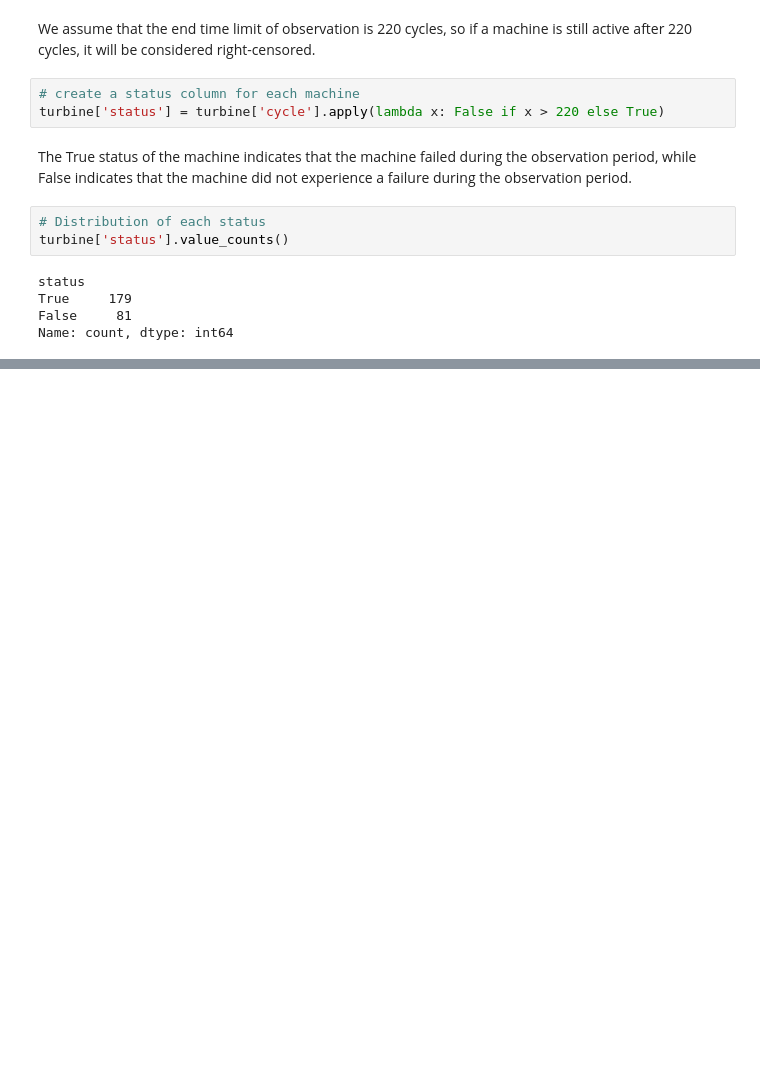
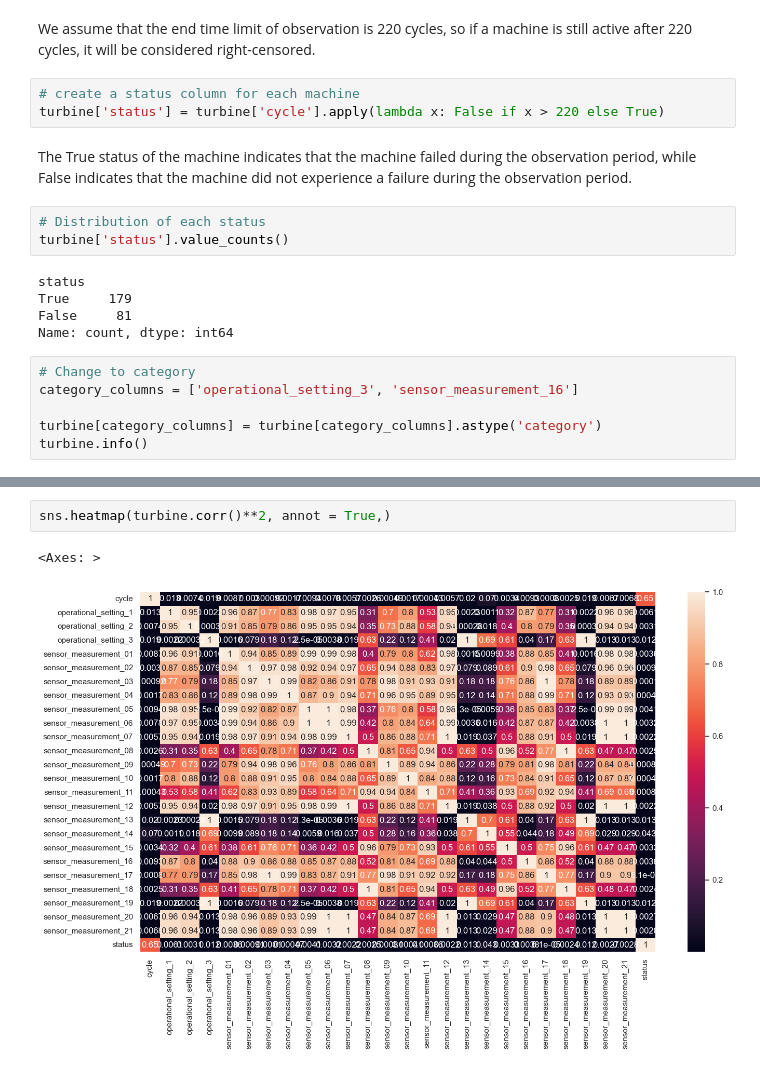
Before and after one commit to mustaphaezzali/VAE-for-predictive-maintenance, a Jupyter notebook: notebooks/RUL_with_VAE.ipynb, the cells around one changed output, grey strips where cells are left out. Drawn from its saved outputs; the diff is of its cells as text; blank space fills up the shorter version.

```diff
--- a/notebooks/RUL_with_VAE.ipynb
+++ b/notebooks/RUL_with_VAE.ipynb
@@ -77,3 +77,9 @@ status
 True     179
 False     81
 Name: count, dtype: int64
+# %%
+# Change to category
+category_columns = ['operational_setting_3', 'sensor_measurement_16']
+
+turbine[category_columns] = turbine[category_columns].astype('category')
+turbine.info()
@@ -79,0 +104,5 @@ Name: count, dtype: int64
+# %%
+sns.heatmap(turbine.corr()**2, annot = True,)
+# %% [output]
+<Axes: >
+[figure, added]
```
Also changed, not shown: parts of 19 cells of this notebook, 6 other files.
